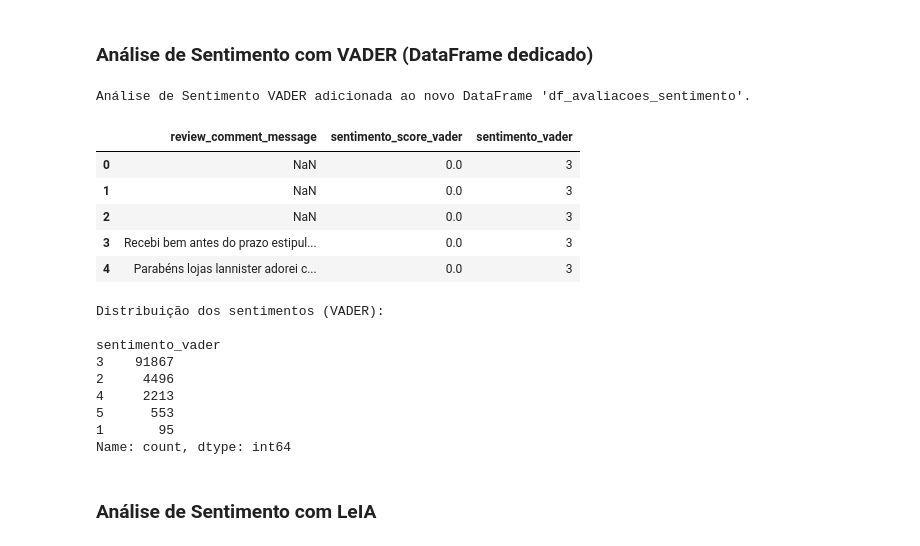
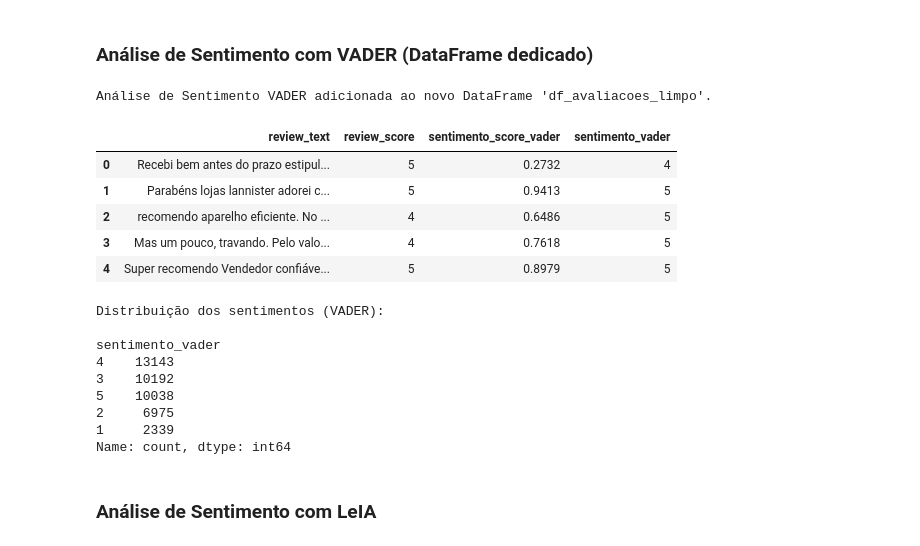
Before and after one commit to letsouzza/ProjetoIntegrador_Unisenai, a Jupyter notebook: ProjetoIntegrador.ipynb, the cells around one changed output. Saved outputs shown, nothing was run; the diff lists cells and outputs as text; code cells hidden in the pictures.

```diff
--- a/ProjetoIntegrador.ipynb
+++ b/ProjetoIntegrador.ipynb
@@ -452,79 +322,73 @@ df_avaliacoes_limpo.head()
 # %% [markdown]
 ### Análise de Sentimento com VADER (DataFrame dedicado)
 # %%
-# INSTALA O VADER
-!pip install vaderSentiment -q
+# Inicializa o vader
+analyzer_vader = VaderSentimentIntensityAnalyzer() # Use the aliased name
 
-# IMPORTA AS BIBLIOTECAS
-import pandas as pd
-from vaderSentiment.vaderSentiment import SentimentIntensityAnalyzer
-
-# INICIALIZA O VADER
-analyzer = SentimentIntensityAnalyzer()
-
-# FUNÇÃO DE SENTIMENTO (reutilizando a função anterior)
+# Função de calcular sentimento
 def calcular_sentimento_vader(texto):
     if pd.isna(texto):
         texto = ""
-    score = analyzer.polarity_scores(texto)
+    score = analyzer_vader.polarity_scores(texto) # Use analyzer_vader
     return score['compound']
 
-# APLICA O VADER
-df_avaliacoes_sentimento['sentimento_score_vader'] = (
-    df_avaliacoes_sentimento['review_comment_message']
+# APplicando o vader no cálculo
+df_avaliacoes_limpo['sentimento_score_vader'] = (
+    df_avaliacoes_limpo['review_text']
     .apply(calcular_sentimento_vader)
 )
 
-# CLASSIFICAÇÃO (reutilizando a função anterior)
+# Classificando por score
 def classificar_sentimento_vader(score):
     if score <= -0.6:
         return 1 # Muito Negativo
     elif -0.6 < score <= -0.2:
         return 2 # Negativo
     elif -0.2 < score <= 0.2:
         return 3 # Neutro
     elif 0.2 < score <= 0.6:
         return 4 # Positivo
     else:
         return 5 # Muito Positivo
 
-df_avaliacoes_sentimento['sentimento_vader'] = (
-    df_avaliacoes_sentimento['sentimento_score_vader']
+df_avaliacoes_limpo['sentimento_vader'] = (
+    df_avaliacoes_limpo['sentimento_score_vader']
     .apply(classificar_sentimento_vader)
 )
 
-# RESULTADOS
-print("Análise de Sentimento VADER adicionada ao novo DataFrame 'df_avaliacoes_sentimento'.\n")
+# Apresentando resultados
+print("Análise de Sentimento VADER adicionada ao novo DataFrame 'df_avaliacoes_limpo'.\n")
 
 display(
-    df_avaliacoes_sentimento[
+    df_avaliacoes_limpo[
         [
-            'review_comment_message',
+            'review_text',
+            'review_score',
             'sentimento_score_vader',
             'sentimento_vader'
         ]
     ].head()
 )
 
-# RESUMO
+# Resumo das realizações
 print("\nDistribuição dos sentimentos (VADER):\n")
-print(df_avaliacoes_sentimento['sentimento_vader'].value_counts())
+print(df_avaliacoes_limpo['sentimento_vader'].value_counts())
 # %% [output]
-Análise de Sentimento VADER adicionada ao novo DataFrame 'df_avaliacoes_sentimento'.
+Análise de Sentimento VADER adicionada ao novo DataFrame 'df_avaliacoes_limpo'.
-|  | review_comment_message | sentimento_score_vader | sentimento_vader |
-| 0 | NaN | 0.0 | 3 |
-| 1 | NaN | 0.0 | 3 |
-| 2 | NaN | 0.0 | 3 |
-| 3 | Recebi bem antes do prazo estipul... | 0.0 | 3 |
-| 4 | Parabéns lojas lannister adorei c... | 0.0 | 3 |
+|  | review_text | review_score | sentimento_score_vader | sentimento_vader |
+| 0 | Recebi bem antes do prazo estipul... | 5 | 0.2732 | 4 |
+| 1 | Parabéns lojas lannister adorei c... | 5 | 0.9413 | 5 |
+| 2 | recomendo aparelho eficiente. No ... | 4 | 0.6486 | 5 |
+| 3 | Mas um pouco, travando. Pelo valo... | 4 | 0.7618 | 5 |
+| 4 | Super recomendo Vendedor confiáve... | 5 | 0.8979 | 5 |
 Distribuição dos sentimentos (VADER):
 
 sentimento_vader
-3    91867
-2     4496
-4     2213
-5      553
-1       95
+4    13143
+3    10192
+5    10038
+2     6975
+1     2339
 Name: count, dtype: int64
 # %% [markdown]
 ### Análise de Sentimento com LeIA
```
Also changed, not shown: parts of 43 cells of this notebook.
